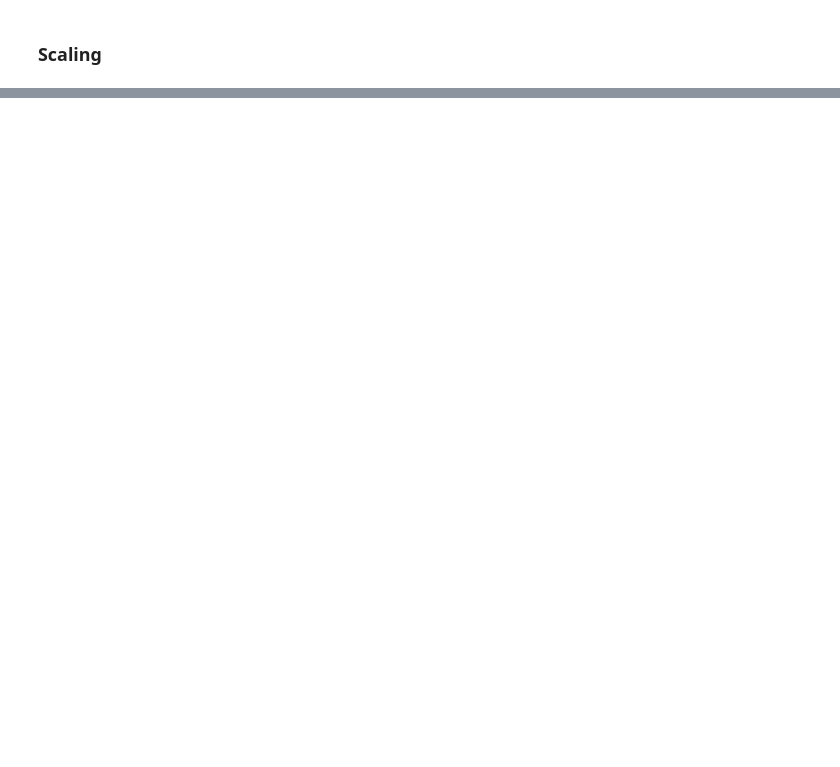
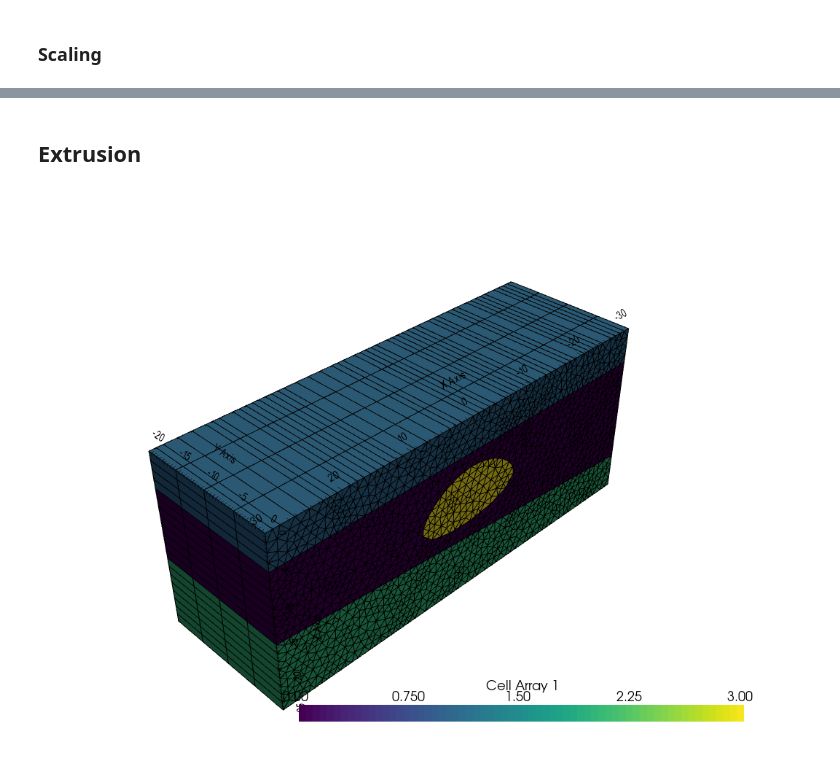
Before and after one commit to gimli-org/transform2021, a Jupyter notebook: 1_Creating_a_subsurface_model.ipynb, the cells around one changed output, grey strips where cells are left out. Saved outputs shown, nothing was run; the diff lists cells and outputs as text; code cells hidden in the pictures; blank space fills up the shorter version.

```diff
--- a/1_Creating_a_subsurface_model.ipynb
+++ b/1_Creating_a_subsurface_model.ipynb
@@ -100,7 +98,8 @@ The additional input parameters control the area of these triangles and the smoo
 from pygimli.viewer import showMesh
 mesh = mt.createMesh(geometry,
                      area=1.0,
-                     smooth=[0, 4] #[0:no smoothing, 1:node center, 2:weighted node center, # of iter]
+                     quality=33,
+                     smooth=[2, 4] # [0:no smoothing, 1:node center, 2:weighted node center, # of iter]
                     )
 showMesh(mesh, markers=True, showMesh=True);
 # %% [output]
@@ -121,0 +141,8 @@ pg.show(scaled_mesh)
+# %% [markdown]
+## Extrusion
+# %%
+extruded_mesh = mt.extrudeMesh(mesh, np.linspace(0, 20, 5))
+extruded_mesh.rotate([np.pi/2, 0, 0])
+pg.show(extruded_mesh, extruded_mesh.cellMarkers()); # pyvista powered (make sure to check Bane's tutorial tomorrow)
+# %% [output]
+[figure, added]
```
Also changed, not shown: parts of 18 cells of this notebook, 1 other file.
